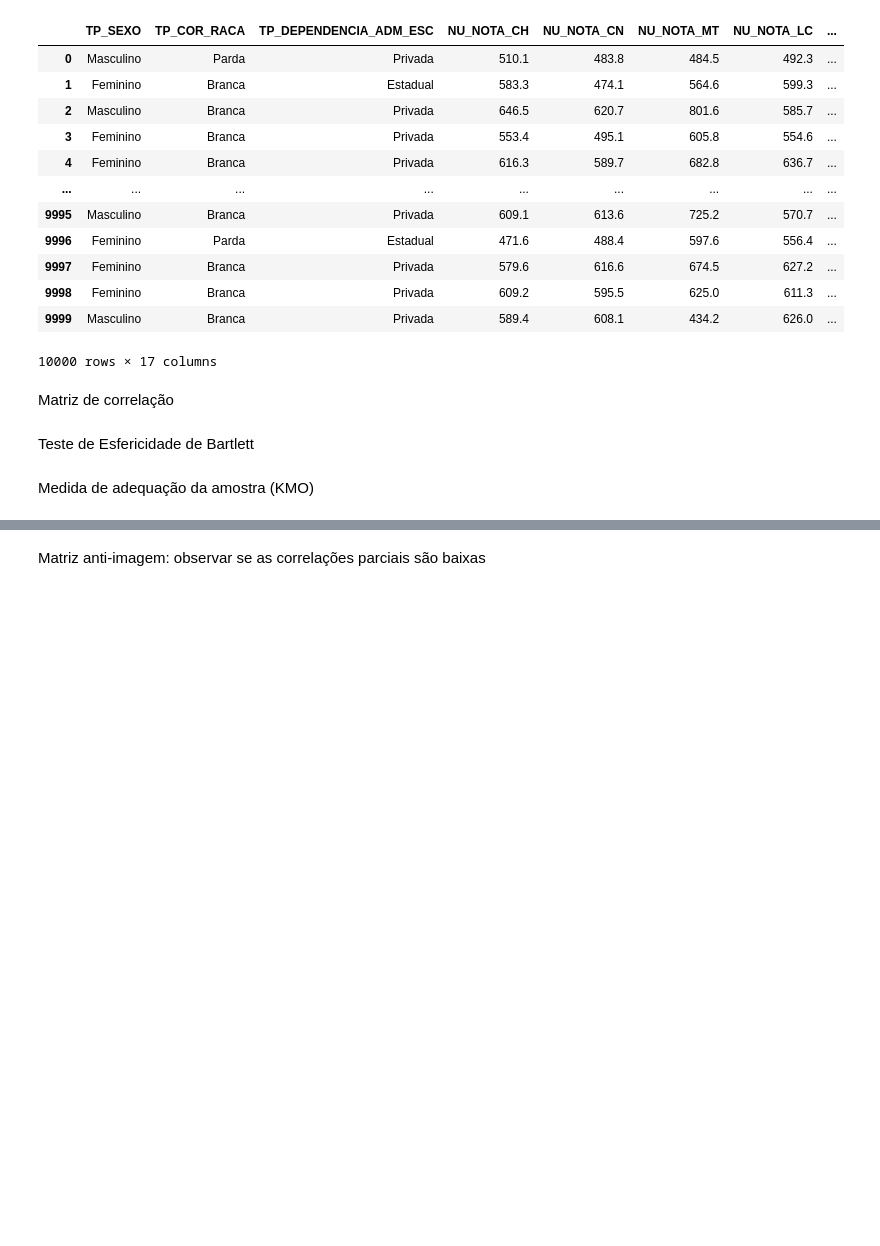
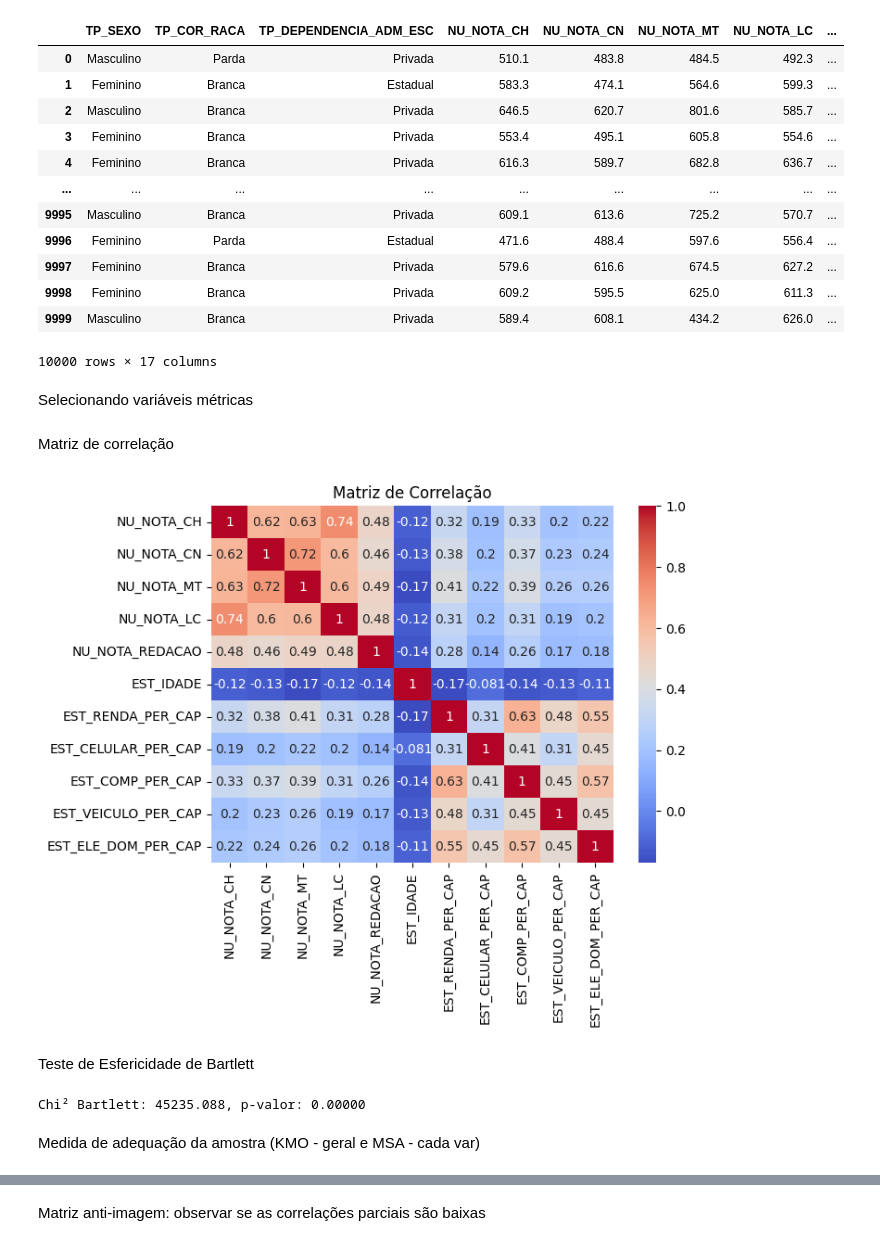
Before and after one commit to gl4a-Veloso/materiais-mqam, a Jupyter notebook: enem/T4/analise_fatorial.ipynb, the cells around one changed output, grey strips where cells are left out. Drawn from its saved outputs; the diff is of its cells as text; code cells hidden in the pictures; blank space fills up the shorter version.

Commit message:
Códigos para análise de suposições

```diff
--- a/enem/T4/analise_fatorial.ipynb
+++ b/enem/T4/analise_fatorial.ipynb
@@ -28,9 +28,29 @@ display(df)
 | 9998 | Feminino | Branca | Privada | 609.2 | 595.5 | 625.0 | 611.3 | ... |
 | 9999 | Masculino | Branca | Privada | 589.4 | 608.1 | 434.2 | 626.0 | ... |
 10000 rows × 17 columns
+# %% [markdown]
+Selecionando variáveis métricas
+# %%
+var = ['NU_NOTA_CH', 'NU_NOTA_CN', 'NU_NOTA_MT', 'NU_NOTA_LC', 'NU_NOTA_REDACAO', 'EST_IDADE', 'EST_RENDA_PER_CAP','EST_CELULAR_PER_CAP', 'EST_COMP_PER_CAP', 'EST_VEICULO_PER_CAP', 'EST_ELE_DOM_PER_CAP']
+
+df_fatores = df[var].dropna()
 # %% [markdown]
 Matriz de correlação
+# %%
+plt.figure(figsize=(7,5))
+sns.heatmap(df_fatores.corr(), annot=True, cmap='coolwarm')
+plt.title('Matriz de Correlação')
+plt.show()
+# %% [output]
+[figure, added]
 # %% [markdown]
 Teste de Esfericidade de Bartlett
+# %%
+chi_square_value, p_value = calculate_bartlett_sphericity(df_fatores)
+print(f"Chi² Bartlett: {chi_square_value:.3f}, p-valor: {p_value:.5f}")
+
+# Se p-valor < 0,05 -> há correlação significativas, ou seja, dá para aplicar a técnica
+# %% [output]
+Chi² Bartlett: 45235.088, p-valor: 0.00000
 # %% [markdown]
-Medida de adequação da amostra (KMO)
+Medida de adequação da amostra (KMO - geral e MSA - cada var)
```
Also changed, not shown: parts of 6 cells of this notebook.
